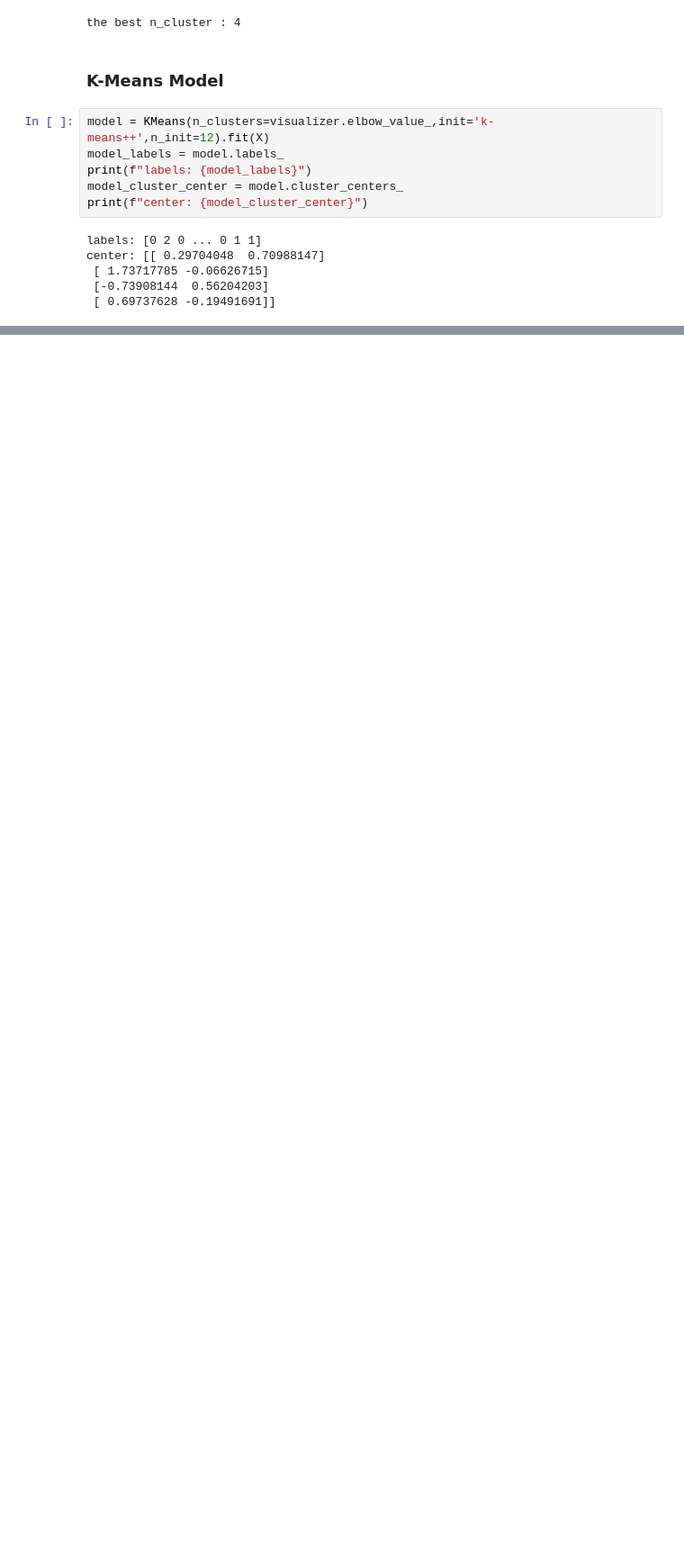
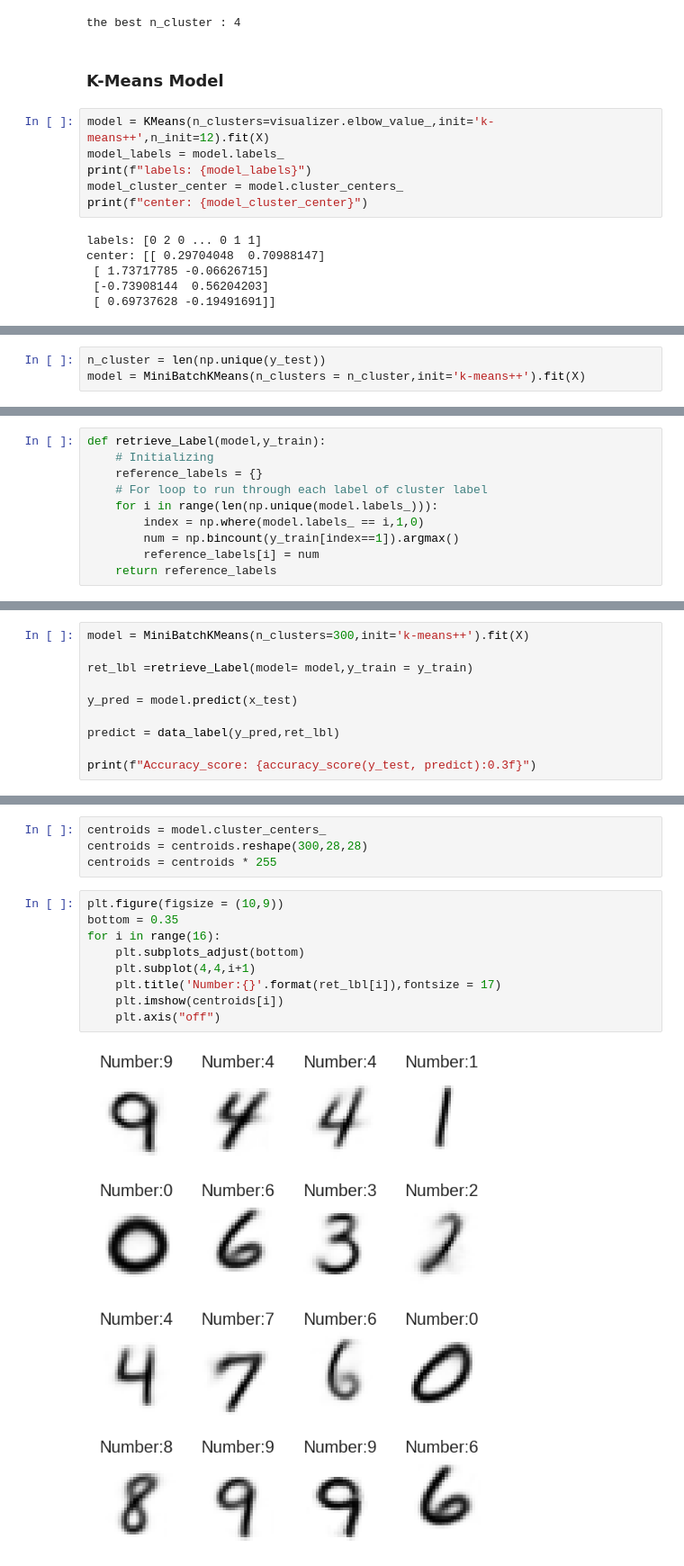
Before and after one commit to HeiZemBerg/Classification, a Jupyter notebook: K-Means_Clustering.ipynb, the cells around one changed output, grey strips where cells are left out. Shown at 90% size. Saved outputs shown, nothing was run; the diff lists cells and outputs as text; blank space fills up the shorter version.

```diff
--- a/K-Means_Clustering.ipynb
+++ b/K-Means_Clustering.ipynb
@@ -234,0 +303,3 @@ plt.show()
+# %%
+n_cluster = len(np.unique(y_test))
+model = MiniBatchKMeans(n_clusters = n_cluster,init='k-means++').fit(X)
@@ -234,0 +312,10 @@ plt.show()
+# %%
+def retrieve_Label(model,y_train):
+    # Initializing
+    reference_labels = {}
+    # For loop to run through each label of cluster label
+    for i in range(len(np.unique(model.labels_))):
+        index = np.where(model.labels_ == i,1,0)
+        num = np.bincount(y_train[index==1]).argmax()
+        reference_labels[i] = num
+    return reference_labels
@@ -234,0 +373,10 @@ plt.show()
+# %%
+model = MiniBatchKMeans(n_clusters=300,init='k-means++').fit(X)
+
+ret_lbl =retrieve_Label(model= model,y_train = y_train)
+
+y_pred = model.predict(x_test)
+
+predict = data_label(y_pred,ret_lbl)
+
+print(f"Accuracy_score: {accuracy_score(y_test, predict):0.3f}")
@@ -234,0 +385,15 @@ plt.show()
+# %%
+centroids = model.cluster_centers_
+centroids = centroids.reshape(300,28,28)
+centroids = centroids * 255
+# %%
+plt.figure(figsize = (10,9))
+bottom = 0.35
+for i in range(16):
+    plt.subplots_adjust(bottom)
+    plt.subplot(4,4,i+1)
+    plt.title('Number:{}'.format(ret_lbl[i]),fontsize = 17)
+    plt.imshow(centroids[i])
+    plt.axis("off")
+# %% [output]
+[figure, added]
```
Also changed, not shown: parts of 17 cells of this notebook.
